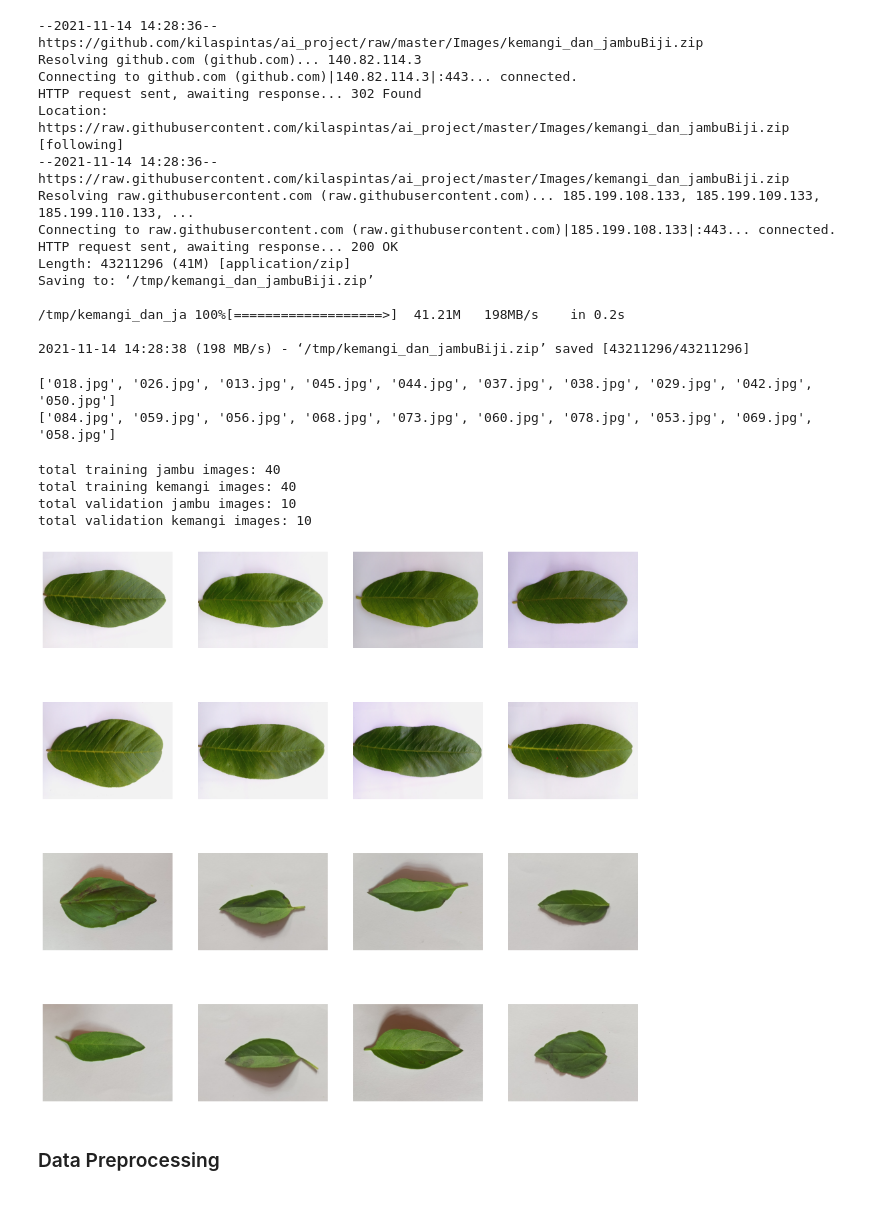
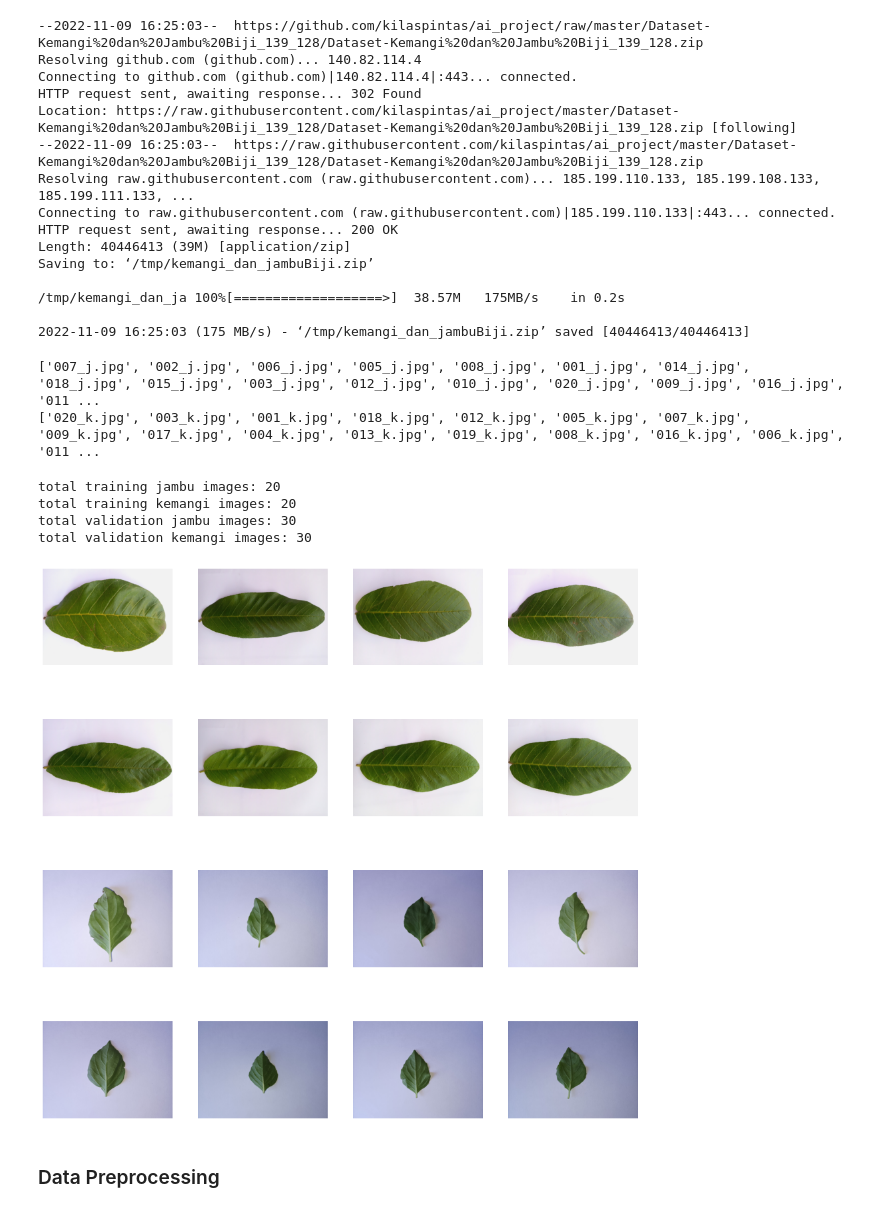
Before and after one commit to Rysalb/test_AI, a Jupyter notebook: neural_network/neural_network.ipynb, the cells around one changed output. Cells and saved outputs as stored; diff of their text form; code cells hidden in the pictures.

```diff
--- a/neural_network/neural_network.ipynb
+++ b/neural_network/neural_network.ipynb
@@ -3,24 +3,24 @@
 # %%
 # Download dataset
 !wget --no-check-certificate \
-    https://github.com/kilaspintas/ai_project/raw/master/Images/kemangi_dan_jambuBiji.zip \
+    https://github.com/kilaspintas/ai_project/raw/master/Dataset-Kemangi%20dan%20Jambu%20Biji_139_128/Dataset-Kemangi%20dan%20Jambu%20Biji_139_128.zip \
     -O /tmp/kemangi_dan_jambuBiji.zip
 # %% [output]
---2021-11-14 14:28:36--  https://github.com/kilaspintas/ai_project/raw/master/Images/kemangi_dan_jambuBiji.zip
-Resolving github.com (github.com)... 140.82.114.3
-Connecting to github.com (github.com)|140.82.114.3|:443... connected.
+--2022-11-09 16:25:03--  https://github.com/kilaspintas/ai_project/raw/master/Dataset-Kemangi%20dan%20Jambu%20Biji_139_128/Dataset-Kemangi%20dan%20Jambu%20Biji_139_128.zip
+Resolving github.com (github.com)... 140.82.114.4
+Connecting to github.com (github.com)|140.82.114.4|:443... connected.
 HTTP request sent, awaiting response... 302 Found
-Location: https://raw.githubusercontent.com/kilaspintas/ai_project/master/Images/kemangi_dan_jambuBiji.zip [following]
---2021-11-14 14:28:36--  https://raw.githubusercontent.com/kilaspintas/ai_project/master/Images/kemangi_dan_jambuBiji.zip
-Resolving raw.githubusercontent.com (raw.githubusercontent.com)... 185.199.108.133, 185.199.109.133, 185.199.110.133, ...
-Connecting to raw.githubusercontent.com (raw.githubusercontent.com)|185.199.108.133|:443... connected.
+Location: https://raw.githubusercontent.com/kilaspintas/ai_project/master/Dataset-Kemangi%20dan%20Jambu%20Biji_139_128/Dataset-Kemangi%20dan%20Jambu%20Biji_139_128.zip [following]
+--2022-11-09 16:25:03--  https://raw.githubusercontent.com/kilaspintas/ai_project/master/Dataset-Kemangi%20dan%20Jambu%20Biji_139_128/Dataset-Kemangi%20dan%20Jambu%20Biji_139_128.zip
+Resolving raw.githubusercontent.com (raw.githubusercontent.com)... 185.199.110.133, 185.199.108.133, 185.199.111.133, ...
+Connecting to raw.githubusercontent.com (raw.githubusercontent.com)|185.199.110.133|:443... connected.
 HTTP request sent, awaiting response... 200 OK
-Length: 43211296 (41M) [application/zip]
+Length: 40446413 (39M) [application/zip]
 Saving to: ‘/tmp/kemangi_dan_jambuBiji.zip’
 
-/tmp/kemangi_dan_ja 100%[===================>]  41.21M   198MB/s    in 0.2s
+/tmp/kemangi_dan_ja 100%[===================>]  38.57M   175MB/s    in 0.2s
 
-2021-11-14 14:28:38 (198 MB/s) - ‘/tmp/kemangi_dan_jambuBiji.zip’ saved [43211296/43211296]
+2022-11-09 16:25:03 (175 MB/s) - ‘/tmp/kemangi_dan_jambuBiji.zip’ saved [40446413/40446413]
 # %%
 import os
 import zipfile
@@ -30,67 +30,67 @@ zip_ref = zipfile.ZipFile(local_zip, 'r')
 zip_ref.extractall('/tmp')
 zip_ref.close()
 # %%
-base_dir = '/tmp/kemangi_dan_jambuBiji'
+base_dir = '/tmp/Dataset-Kemangi dan Jambu Biji_139_128/'
 
 train_dir = os.path.join(base_dir, 'train')
 validation_dir = os.path.join(base_dir, 'validation')
 
-train_cats_dir = os.path.join(train_dir, 'jambu')
-train_dogs_dir = os.path.join(train_dir, 'kemangi')
+train_jambu = os.path.join(train_dir, 'jambuBiji')
+train_kemangi = os.path.join(train_dir, 'kemangi')
 
-validation_cats_dir = os.path.join(validation_dir, 'jambu')
-validation_dogs_dir = os.path.join(validation_dir, 'kemangi')
+validation_jambu = os.path.join(validation_dir, 'jambuBiji')
+validation_kemangi = os.path.join(validation_dir, 'kemangi')
 # %%
-# Cek penamaan image yang ada di folder train_cats_dir dan train_dogs_dir
-print(os.listdir(train_cats_dir)[:10])
-print(os.listdir(train_dogs_dir)[:10])
+# Cek penamaan image yang ada di folder train_jambu dan train_kemangi
+print(os.listdir(train_jambu)[:20])
+print(os.listdir(train_kemangi)[:20])
 # %% [output]
-['018.jpg', '026.jpg', '013.jpg', '045.jpg', '044.jpg', '037.jpg', '038.jpg', '029.jpg', '042.jpg', '050.jpg']
-['084.jpg', '059.jpg', '056.jpg', '068.jpg', '073.jpg', '060.jpg', '078.jpg', '053.jpg', '069.jpg', '058.jpg']
+['007_j.jpg', '002_j.jpg', '006_j.jpg', '005_j.jpg', '008_j.jpg', '001_j.jpg', '014_j.jpg', '018_j.jpg', '015_j.jpg', '003_j.jpg', '012_j.jpg', '010_j.jpg', '020_j.jpg', '009_j.jpg', '016_j.jpg', '011 ...
+['020_k.jpg', '003_k.jpg', '001_k.jpg', '018_k.jpg', '012_k.jpg', '005_k.jpg', '007_k.jpg', '009_k.jpg', '017_k.jpg', '004_k.jpg', '013_k.jpg', '019_k.jpg', '008_k.jpg', '016_k.jpg', '006_k.jpg', '011 ...
 # %%
 # Cek jumlah data train dan data validation
-print('total training jambu images:', len(os.listdir(train_cats_dir)))
-print('total training kemangi images:', len(os.listdir(train_dogs_dir)))
-print('total validation jambu images:', len(os.listdir(validation_cats_dir)))
-print('total validation kemangi images:', len(os.listdir(validation_dogs_dir)))
+print('total training jambu images:', len(os.listdir(train_jambu)))
+print('total training kemangi images:', len(os.listdir(train_kemangi)))
+print('total validation jambu images:', len(os.listdir(validation_jambu)))
+print('total validation kemangi images:', len(os.listdir(validation_kemangi)))
 # %% [output]
-total training jambu images: 40
-total training kemangi images: 40
-total validation jambu images: 10
-total validation kemangi images: 10
+total training jambu images: 20
+total training kemangi images: 20
+total validation jambu images: 30
+total validation kemangi images: 30
 # %%
 # Tampilkan 8 image per kelas dengan ukuran 4x4
 
 %matplotlib inline
 
 import matplotlib.pyplot as plt
 import matplotlib.image as mpimg
 
 nrows = 4
 ncols = 4
 
 pic_index = 0
 
 fig = plt.gcf()
 fig.set_size_inches(ncols * 4, nrows * 4)
 
 pic_index += 8
-next_cat_pix = [os.path.join(train_cats_dir, fname)
-                for fname in os.listdir(train_cats_dir)[pic_index-8:pic_index]]
-next_dog_pix = [os.path.join(train_dogs_dir, fname)
-                for fname in os.listdir(train_dogs_dir)[pic_index-8:pic_index]]
+next_jambu_pix = [os.path.join(train_jambu, fname)
+                for fname in os.listdir(train_jambu)[pic_index-8:pic_index]]
+next_kemangi_pix = [os.path.join(train_kemangi, fname)
+                for fname in os.listdir(train_kemangi)[pic_index-8:pic_index]]
 
-for i, img_path in enumerate(next_cat_pix+next_dog_pix):
+for i, img_path in enumerate(next_jambu_pix+next_kemangi_pix):
   # Set up subplot; subplot indices start at 1
   sp = plt.subplot(nrows, ncols, i + 1)
   sp.axis('Off') # Don't show axes (or gridlines)
 
   img = mpimg.imread(img_path)
   plt.imshow(img)
 
 plt.show()
 # %% [output]
-[figure, old version]
+[figure, new version]
 # %%
 import cv2
 import numpy as np
```
Also changed, not shown: parts of 8 cells of this notebook.
